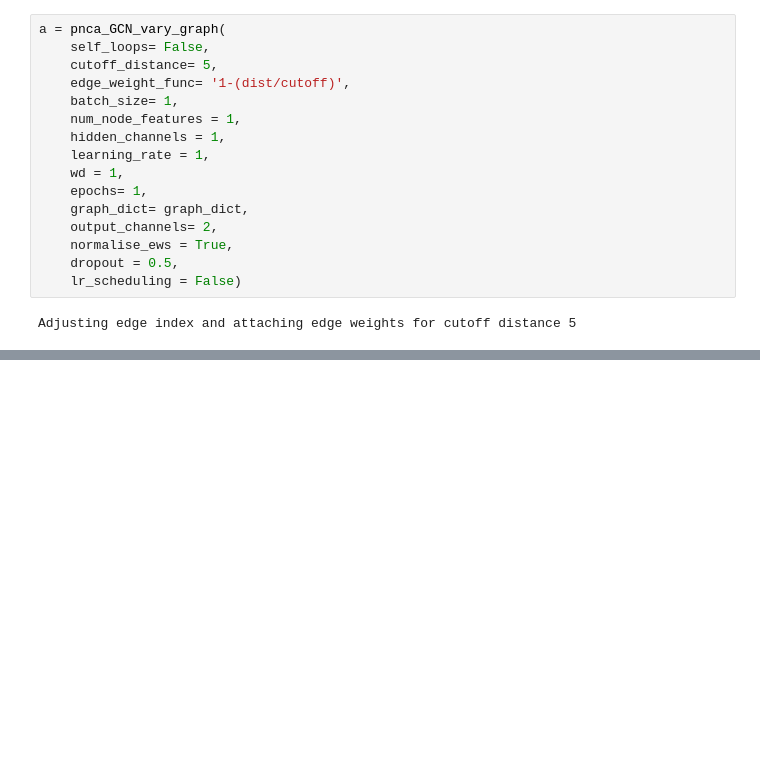
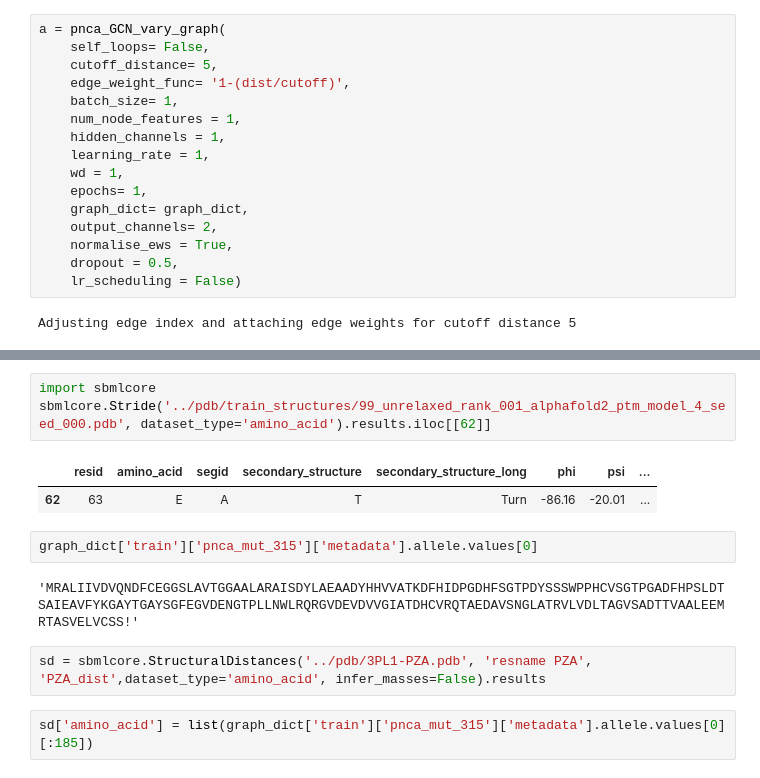
Before and after one commit to fowler-lab/tb-pnca-gnn, a Jupyter notebook: dd_pnca/af_structures.ipynb, the cells around one changed output, grey strips where cells are left out. Cells and saved outputs as stored; diff of their text form; blank space fills up the shorter version.

Commit message:
hacks to make distance features work with alt residues

```diff
--- a/dd_pnca/af_structures.ipynb
+++ b/dd_pnca/af_structures.ipynb
@@ -223,0 +246,14 @@ a
+# %%
+import sbmlcore
+sbmlcore.Stride('../pdb/train_structures/99_unrelaxed_rank_001_alphafold2_ptm_model_4_seed_000.pdb', dataset_type='amino_acid').results.iloc[[62]]
+# %% [output]
+|  | resid | amino_acid | segid | secondary_structure | secondary_structure_long | phi | psi | ... |
+| 62 | 63 | E | A | T | Turn | -86.16 | -20.01 | ... |
+# %%
+graph_dict['train']['pnca_mut_315']['metadata'].allele.values[0]
+# %% [output]
+'MRALIIVDVQNDFCEGGSLAVTGGAALARAISDYLAEAADYHHVVATKDFHIDPGDHFSGTPDYSSSWPPHCVSGTPGADFHPSLDTSAIEAVFYKGAYTGAYSGFEGVDENGTPLLNWLRQRGVDEVDVVGIATDHCVRQTAEDAVSNGLATRVLVDLTAGVSADTTVAALEEMRTASVELVCSS!'
+# %%
+sd = sbmlcore.StructuralDistances('../pdb/3PL1-PZA.pdb', 'resname PZA', 'PZA_dist',dataset_type='amino_acid', infer_masses=False).results
+# %%
+sd['amino_acid'] = list(graph_dict['train']['pnca_mut_315']['metadata'].allele.values[0][:185])
```
Also changed, not shown: parts of 8 cells of this notebook, 2 other files.
